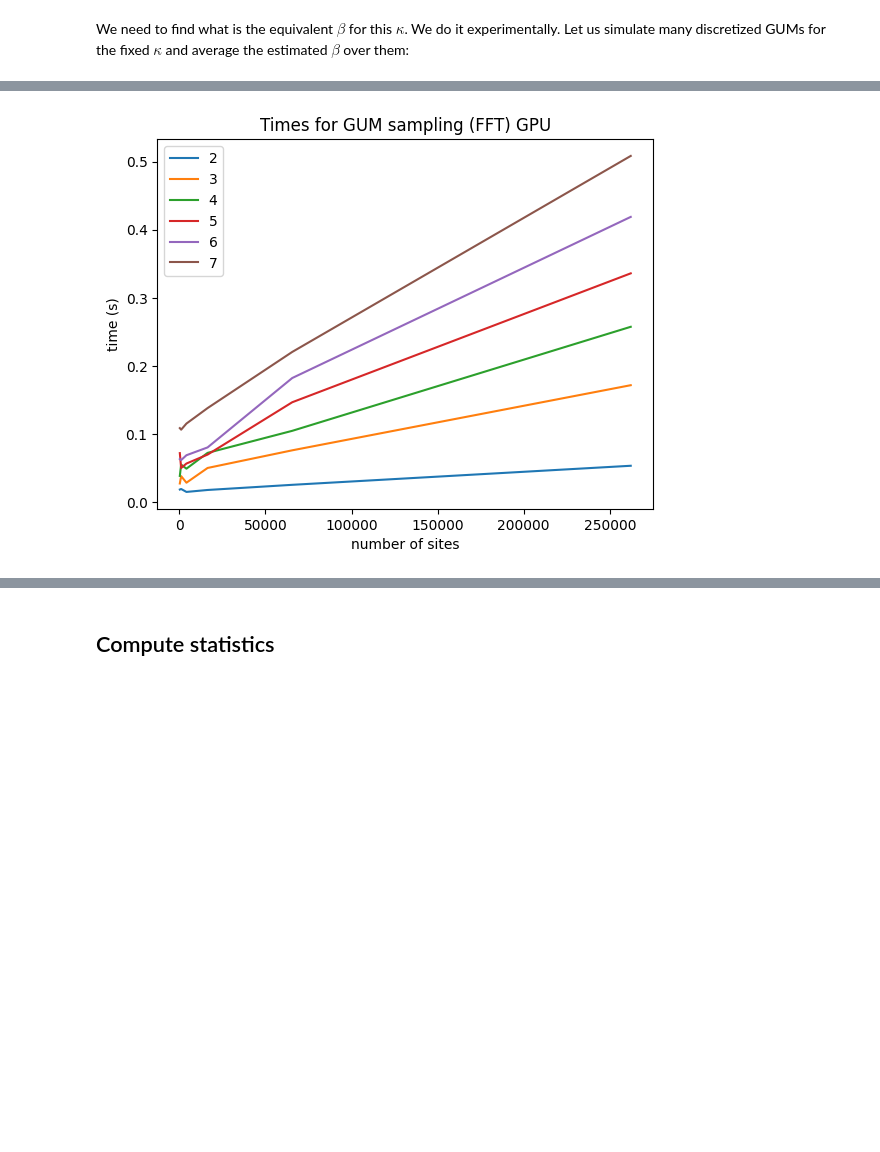
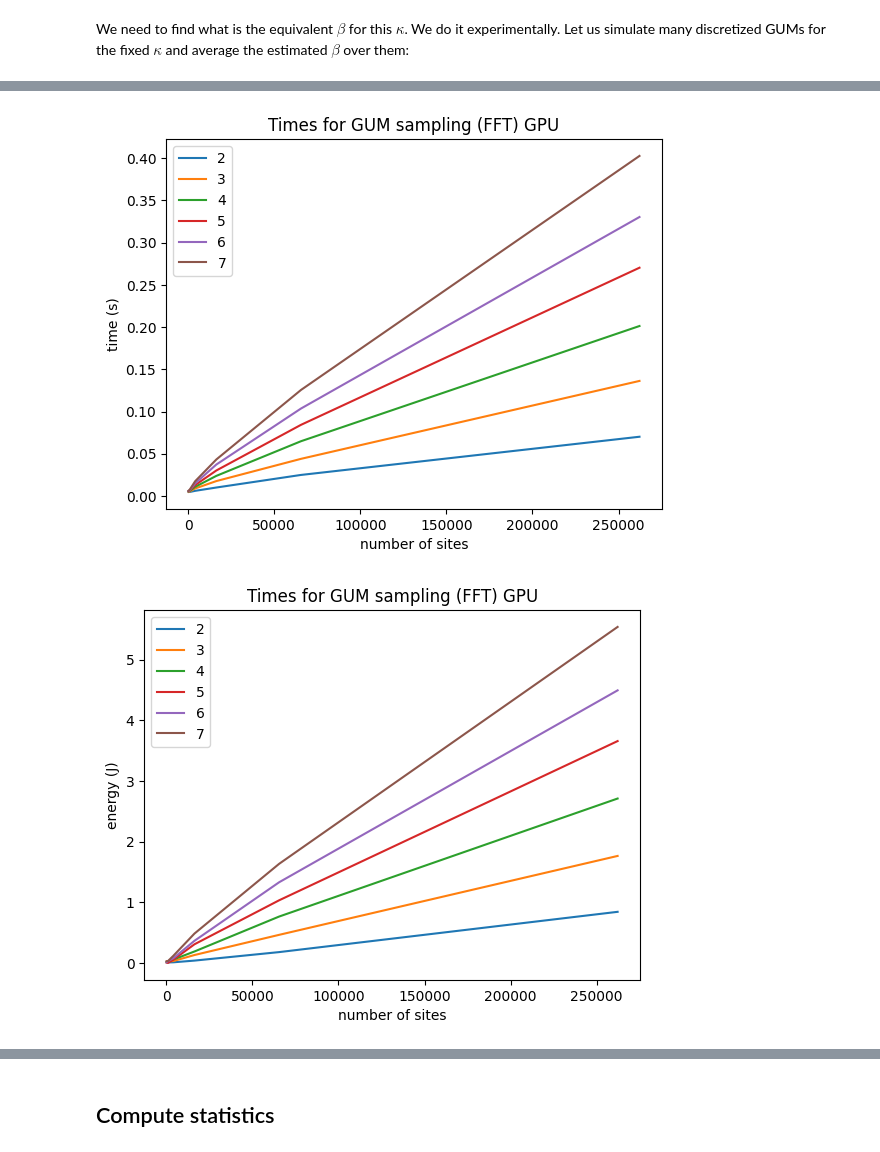
Before and after one commit to HGangloff/mrfx, a Jupyter notebook: notebooks/gums.ipynb, the cells around one changed output, grey strips where cells are left out. Saved outputs shown, nothing was run; the diff lists cells and outputs as text; code cells hidden in the pictures; blank space fills up the shorter version.

Commit message:
new graph with time and energy with new benchmark function for image smapling

```diff
--- a/notebooks/gums.ipynb
+++ b/notebooks/gums.ipynb
@@ -58,23 +58,3 @@ plt.show()
 
 # alpha = jnp.mean(jnp.asarray(alphas))
 # print(alpha)
-# %%
-from mrfx.models import Potts
-from mrfx.samplers import ChromaticGibbsSampler
-
-K = 3
-beta = 0.5
-potts_model = Potts(K, beta=beta, neigh_size=1)
-key, subkey = jax.random.split(key, 2)
-
-# Note that it is OK that Gibbs do not converge for low beta values
-# gibbs = GibbsSampler(256, 256, eps=0.05, max_iter=2000)
-# X_init, X_list, n_iter = gibbs.run(potts_model, subkey)
-chro_gibbs2 = ChromaticGibbsSampler(
-    lx=256, ly=256, eps=0.05, max_iter=10000, color_update_type="vmap_in_color"
-)
-X_init, X_list, n_iter = chro_gibbs2.run(potts_model, subkey)
-fig, axes = plt.subplots(1, 2, figsize=(10, 15))
-axes[0].imshow(X_init, origin="lower")
-axes[1].imshow(X_list[-1], origin="lower")
-plt.show()
@@ -188,8 +61,10 @@ def time_update_one_image(
 # %%
+from mrfx.experiments import time_complete_sampling, plot_benchmark
+
 key, subkey = jax.random.split(key, 2)
 Ks = jnp.arange(2, 8)
 sizes = [(2**e, 2**e) for e in range(4, 10)]
-times, _ = time_update_one_image(
+times, _, _, energy = time_complete_sampling(
     Sampler=GUMSampler,
     Model=GUM,
     key=subkey,
@@ -199,5 +74,8 @@ times, _ = time_update_one_image(
     kwargs_sampler={"method": "fourier"},
     kwargs_model={"kappa": kappa, "dim": 2},
     exp_name="GUMSampler_fourier_GPU",
+    with_energy=True,
+    with_jit=True,
+    with_n_iter=False
 )
 # %% [output]
@@ -221,9 +106,11 @@ k=7, lx=512, ly=512, compilation_time=5.71807074546814, runtime_mean=0.508474867
 # %%
 from mrfx.experiments import plot_benchmark
 
-plot_benchmark(Ks, sizes, times, title="Times for GUM sampling (FFT) GPU")
+plot_benchmark(Ks, sizes, times, title="Times for GUM sampling (FFT) GPU", ylabel="time (s)")
+plot_benchmark(Ks, sizes, energy, title="Times for GUM sampling (FFT) GPU", ylabel="energy (J)")
 # %% [output]
-[figure, old version]
+[figure, new version]
+[figure, added]
 # %%
 key, subkey = jax.random.split(key, 2)
 Ks = jnp.arange(2, 8)
```
Also changed, not shown: parts of 6 cells of this notebook, 1 other file.
